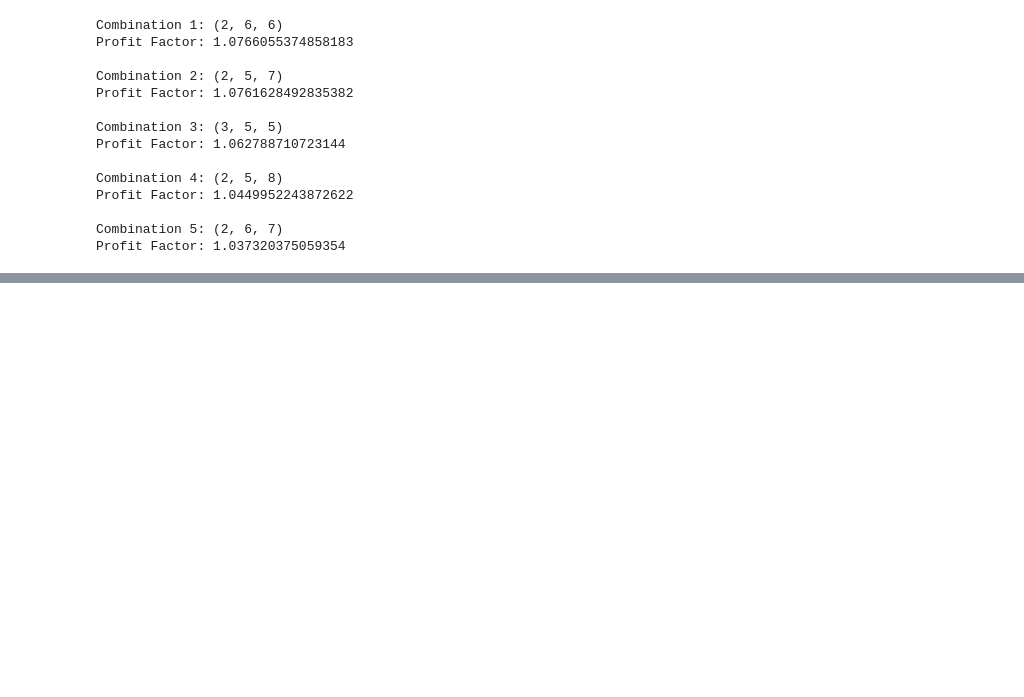
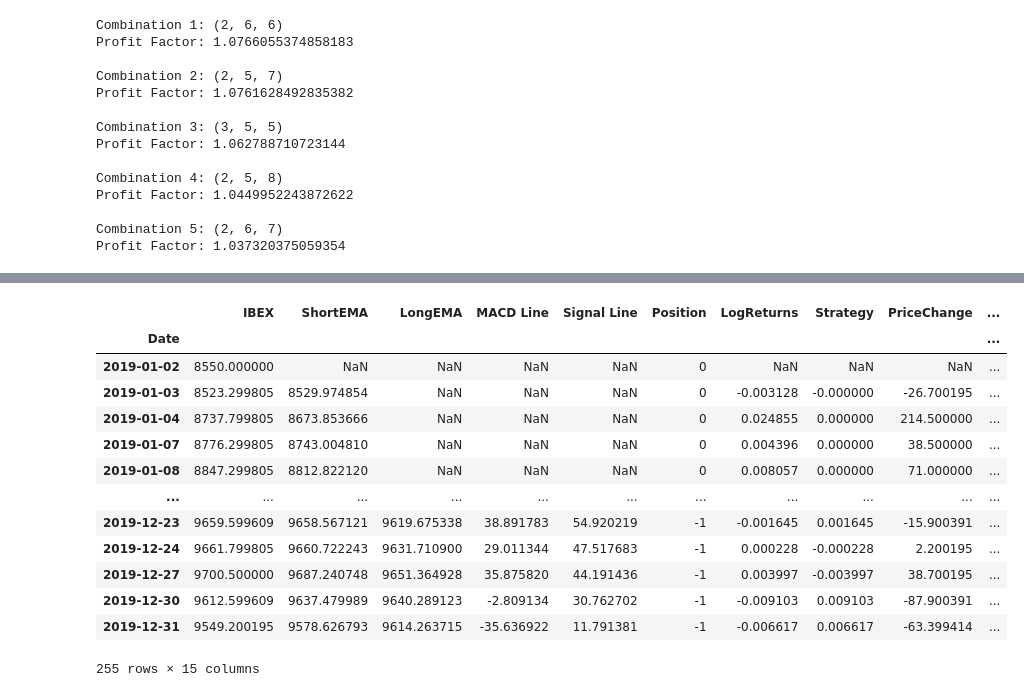
Before and after one commit to hamidreza-rhz/Technical-Analysis-ML-Strategy-Optimization, a Jupyter notebook: strategies.ipynb, the cells around one changed output, grey strips where cells are left out. Cells and saved outputs as stored; diff of their text form; code cells hidden in the pictures; blank space fills up the shorter version.

```diff
--- a/strategies.ipynb
+++ b/strategies.ipynb
@@ -356,0 +366,17 @@ calculate_metrics(macd_strategy(df_ibex_test, 'IBEX', best_params[0], best_param
+# %%
+macd_strategy(df_ibex_test, 'IBEX', best_params[0], best_params[1], best_params[2])
+# %% [output]
+|  | IBEX | ShortEMA | LongEMA | MACD Line | Signal Line | Position | LogReturns | Strategy | PriceChange | ... |
+| Date |  |  |  |  |  |  |  |  |  | ... |
+| 2019-01-02 | 8550.000000 | NaN | NaN | NaN | NaN | 0 | NaN | NaN | NaN | ... |
+| 2019-01-03 | 8523.299805 | 8529.974854 | NaN | NaN | NaN | 0 | -0.003128 | -0.000000 | -26.700195 | ... |
+| 2019-01-04 | 8737.799805 | 8673.853666 | NaN | NaN | NaN | 0 | 0.024855 | 0.000000 | 214.500000 | ... |
+| 2019-01-07 | 8776.299805 | 8743.004810 | NaN | NaN | NaN | 0 | 0.004396 | 0.000000 | 38.500000 | ... |
+| 2019-01-08 | 8847.299805 | 8812.822120 | NaN | NaN | NaN | 0 | 0.008057 | 0.000000 | 71.000000 | ... |
+| ... | ... | ... | ... | ... | ... | ... | ... | ... | ... | ... |
+| 2019-12-23 | 9659.599609 | 9658.567121 | 9619.675338 | 38.891783 | 54.920219 | -1 | -0.001645 | 0.001645 | -15.900391 | ... |
+| 2019-12-24 | 9661.799805 | 9660.722243 | 9631.710900 | 29.011344 | 47.517683 | -1 | 0.000228 | -0.000228 | 2.200195 | ... |
+| 2019-12-27 | 9700.500000 | 9687.240748 | 9651.364928 | 35.875820 | 44.191436 | -1 | 0.003997 | -0.003997 | 38.700195 | ... |
+| 2019-12-30 | 9612.599609 | 9637.479989 | 9640.289123 | -2.809134 | 30.762702 | -1 | -0.009103 | 0.009103 | -87.900391 | ... |
+| 2019-12-31 | 9549.200195 | 9578.626793 | 9614.263715 | -35.636922 | 11.791381 | -1 | -0.006617 | 0.006617 | -63.399414 | ... |
+255 rows × 15 columns
```
Also changed, not shown: parts of 5 cells of this notebook.
